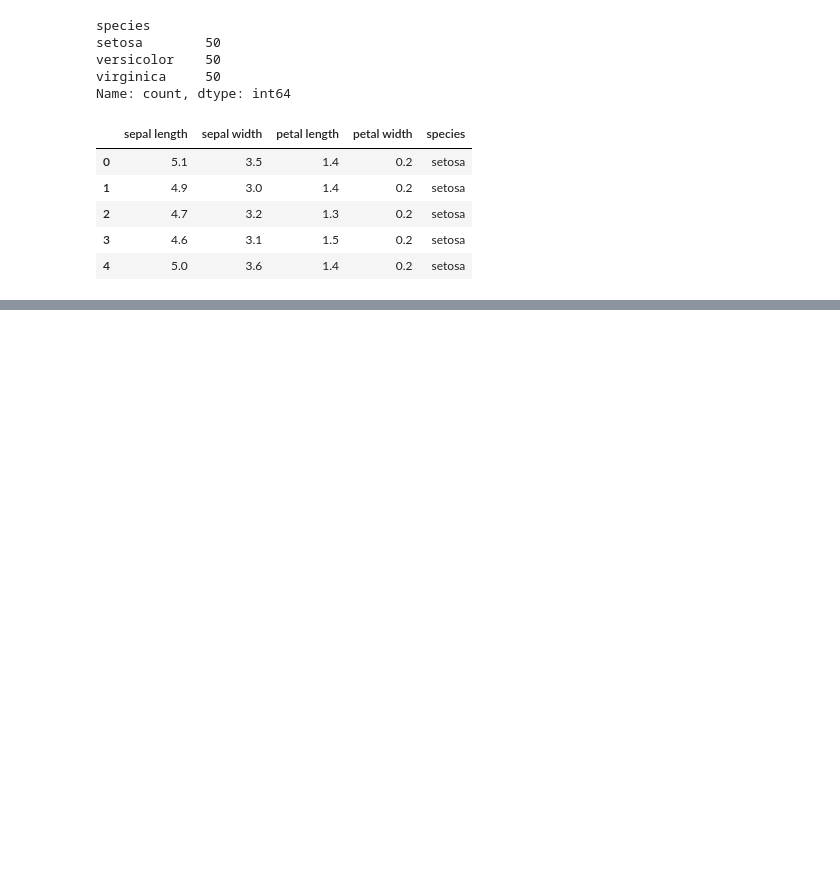
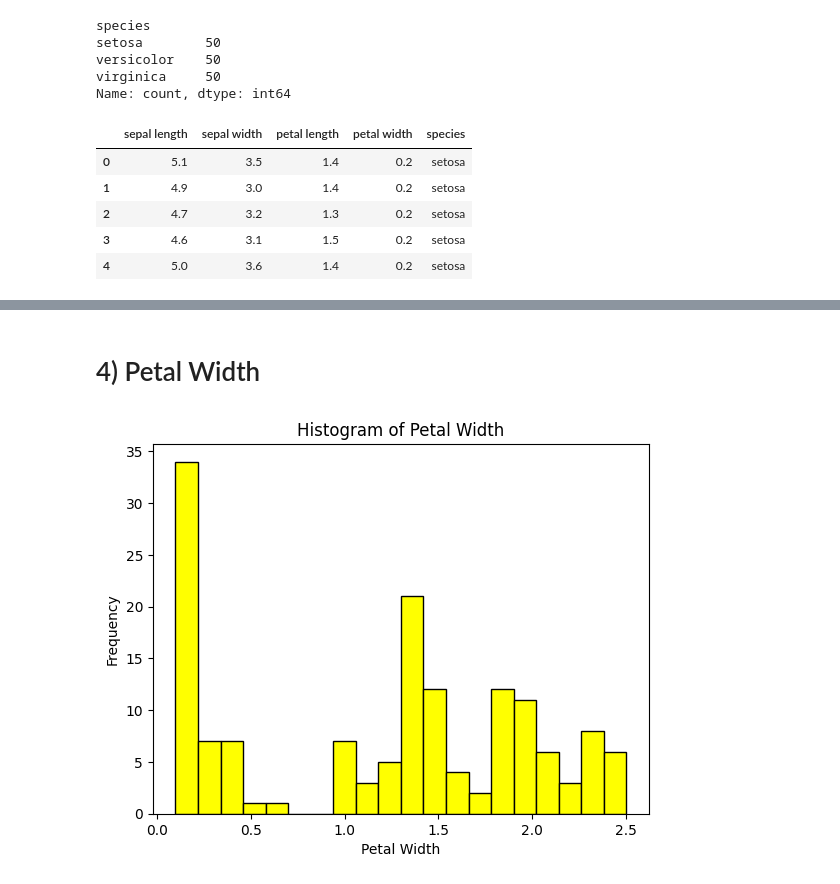
Before and after one commit to daveysull/pands-project, a Jupyter notebook: project.ipynb, the cells around one changed output, grey strips where cells are left out. Cells and saved outputs as stored; diff of their text form; code cells hidden in the pictures; blank space fills up the shorter version.

```diff
--- a/project.ipynb
+++ b/project.ipynb
@@ -81,0 +139,14 @@ iris.head()
+# %% [markdown]
+# 4) Petal Width
+# %%
+plt.hist(iris['petal width'], bins = 20, color = 'yellow', edgecolor = 'black')
+
+# Add title and labels
+plt.title('Histogram of Petal Width')
+plt.xlabel('Petal Width')
+plt.ylabel('Frequency')
+
+# Show the plot
+plt.show()
+# %% [output]
+[figure, added]
```
Also changed, not shown: parts of 9 cells of this notebook.
